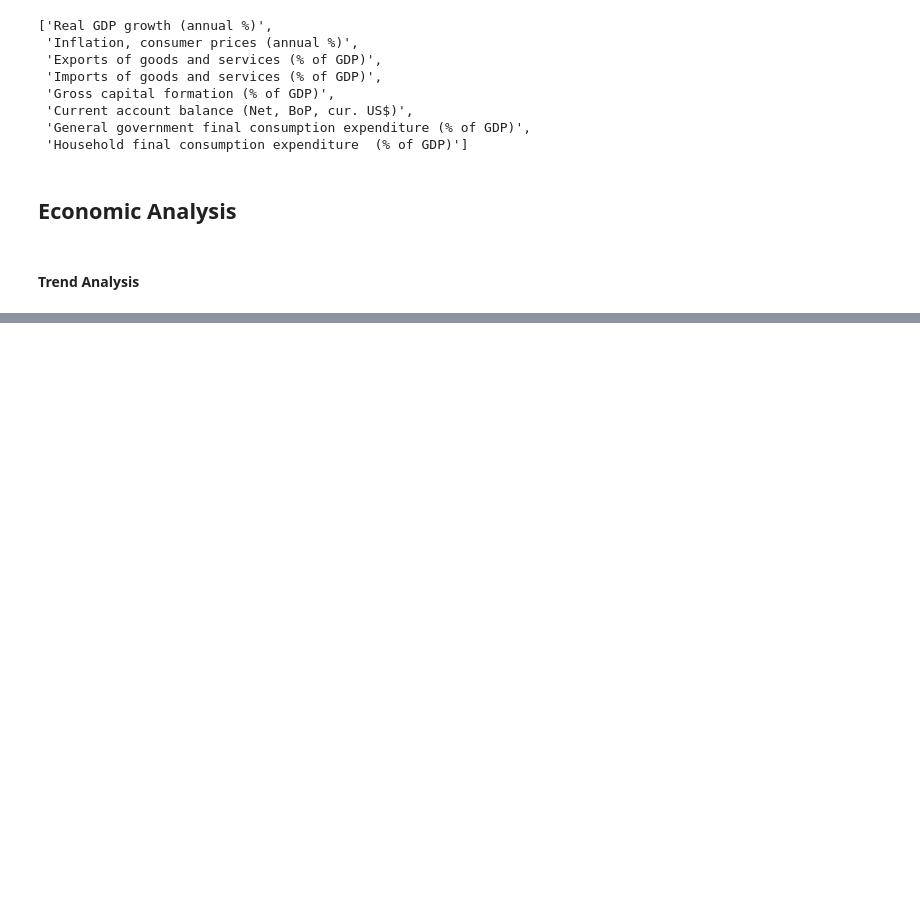
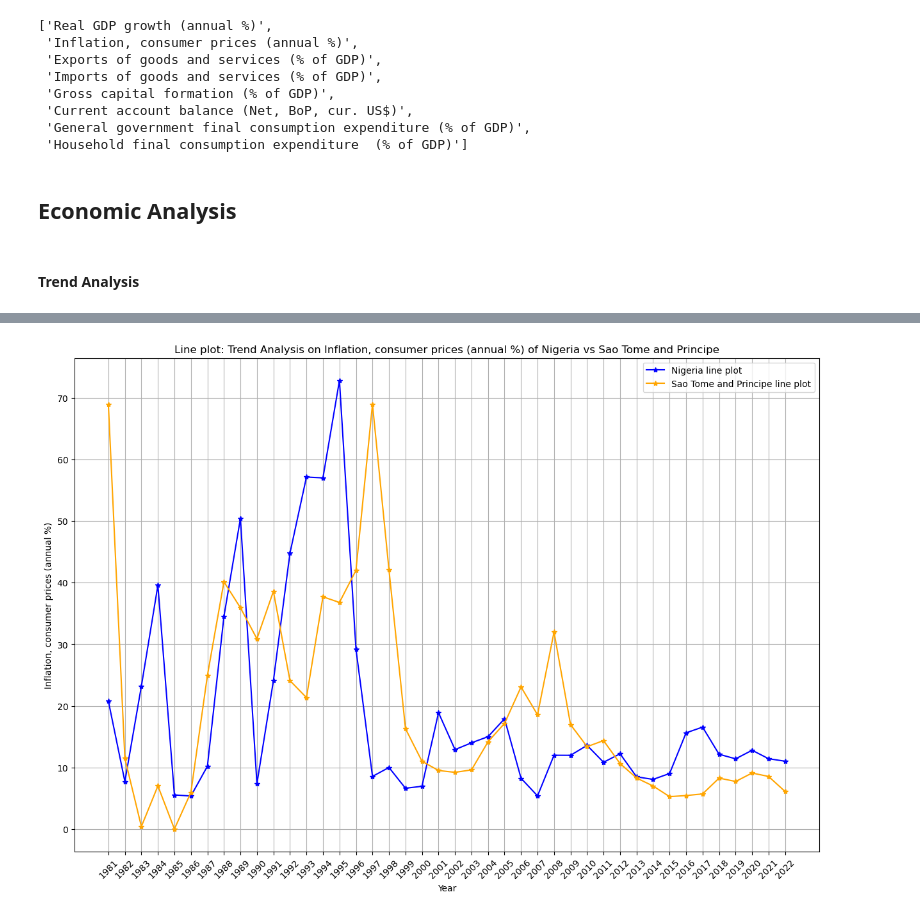
Before and after one commit to andazi/EDA-African-Economic-Performance, a Jupyter notebook: AFRICAN ECONOMY EDA.ipynb, the cells around one changed output, grey strips where cells are left out. Saved outputs shown, nothing was run; the diff lists cells and outputs as text; code cells hidden in the pictures; blank space fills up the shorter version.

```diff
--- a/AFRICAN ECONOMY EDA.ipynb
+++ b/AFRICAN ECONOMY EDA.ipynb
@@ -594,0 +427,4 @@ axs.plot(x_range, regression_line(x_range), color='red', linestyle='--', label='
+# %%
+trend_analysis(inflation,'line','NGA', 'STP')
+# %% [output]
+[figure, added]
```
Also changed, not shown: parts of 45 cells of this notebook, 4 other files.
